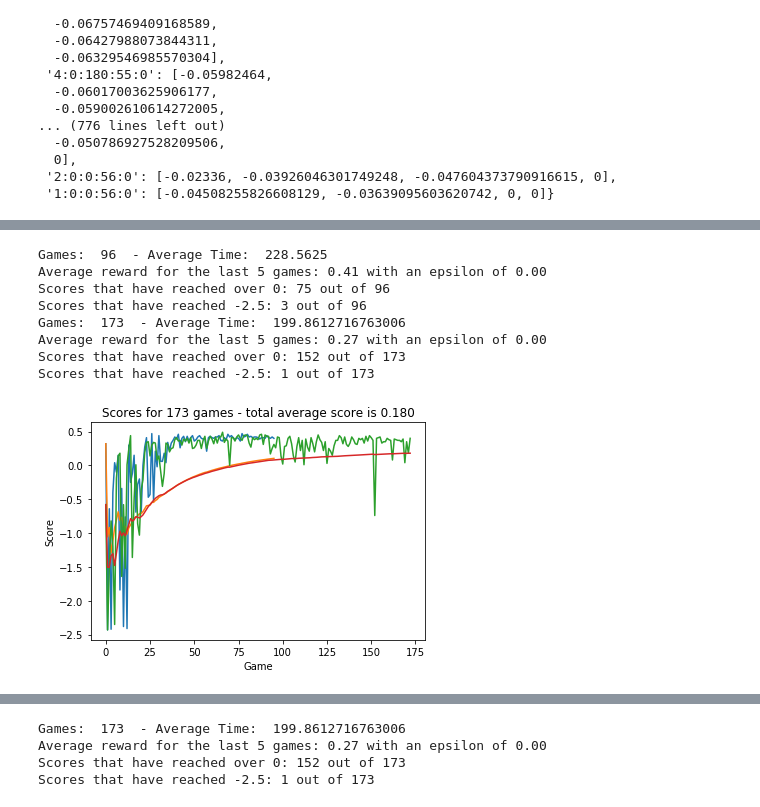
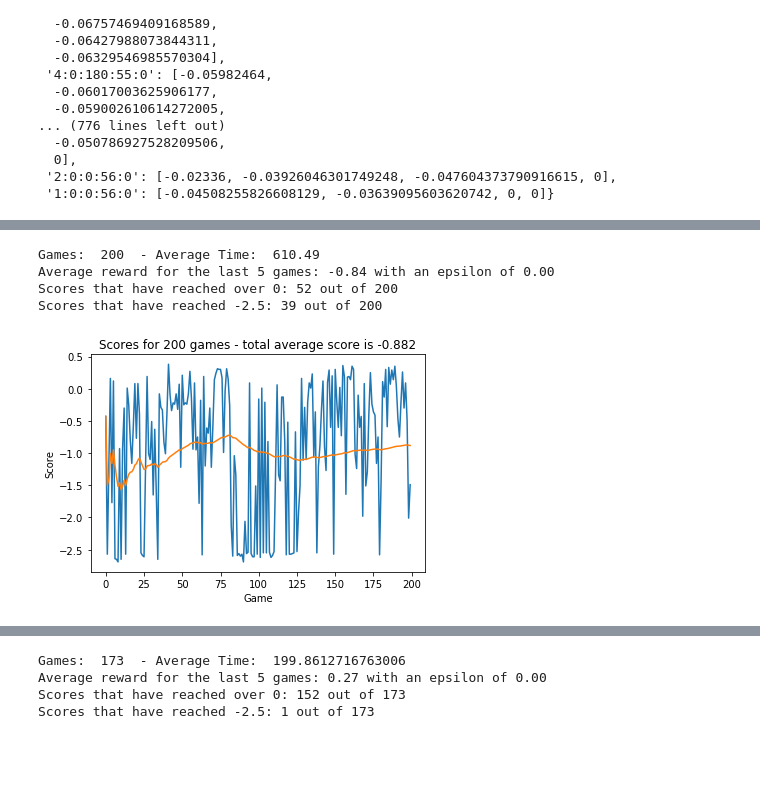
Before and after one commit to mattthelee/Marlo-Double-DQN, a Jupyter notebook: marloAnalysis.ipynb, the cells around one changed output, grey strips where cells are left out. Cells and saved outputs as stored; diff of their text form; code cells hidden in the pictures; blank space fills up the shorter version.

```diff
--- a/marloAnalysis.ipynb
+++ b/marloAnalysis.ipynb
@@ -120,14 +120,10 @@ def printGrid(xs,zs,Qtable):
     ax.set_yticklabels([str(i) for i in range(xLen+1)]);
 # %%
 plotScores("Results_Alpha_0_8_Gamma_1_Decay_0_97.csv")
-plotScores("QLearning_completeAction\Results_Alpha_0_8_Gamma_1_Decay_0_97.csv")
+#plotScores("QLearning_completeAction\Results_Alpha_0_8_Gamma_1_Decay_0_97.csv")
 # %% [output]
-Games:  96  - Average Time:  228.5625
-Average reward for the last 5 games: 0.41 with an epsilon of 0.00
-Scores that have reached over 0: 75 out of 96
-Scores that have reached -2.5: 3 out of 96
-Games:  173  - Average Time:  199.8612716763006
-Average reward for the last 5 games: 0.27 with an epsilon of 0.00
-Scores that have reached over 0: 152 out of 173
-Scores that have reached -2.5: 1 out of 173
+Games:  200  - Average Time:  610.49
+Average reward for the last 5 games: -0.84 with an epsilon of 0.00
+Scores that have reached over 0: 52 out of 200
+Scores that have reached -2.5: 39 out of 200
-[figure, old version]
+[figure, new version]
```
Also changed, not shown: parts of 5 cells of this notebook, 15 other files.
